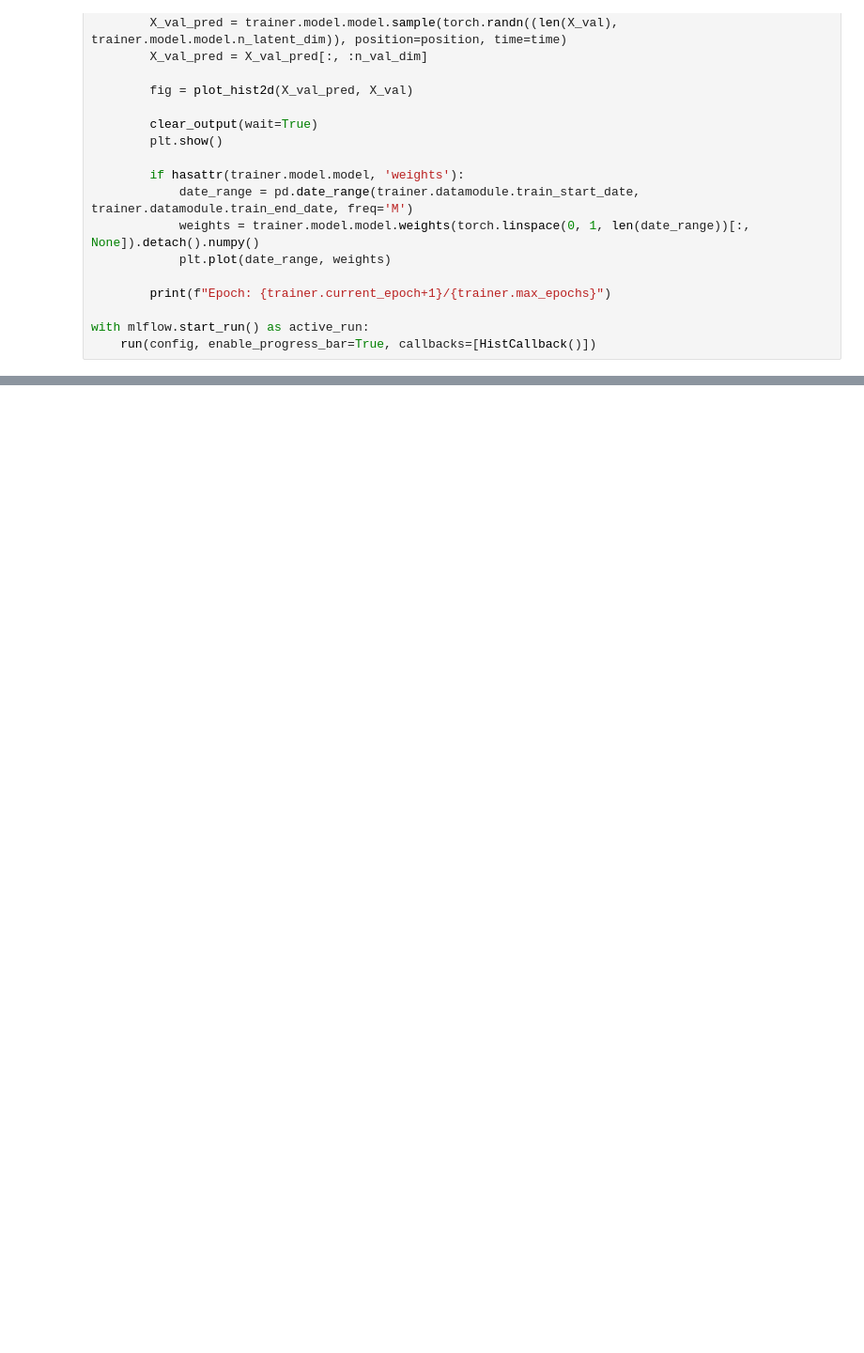
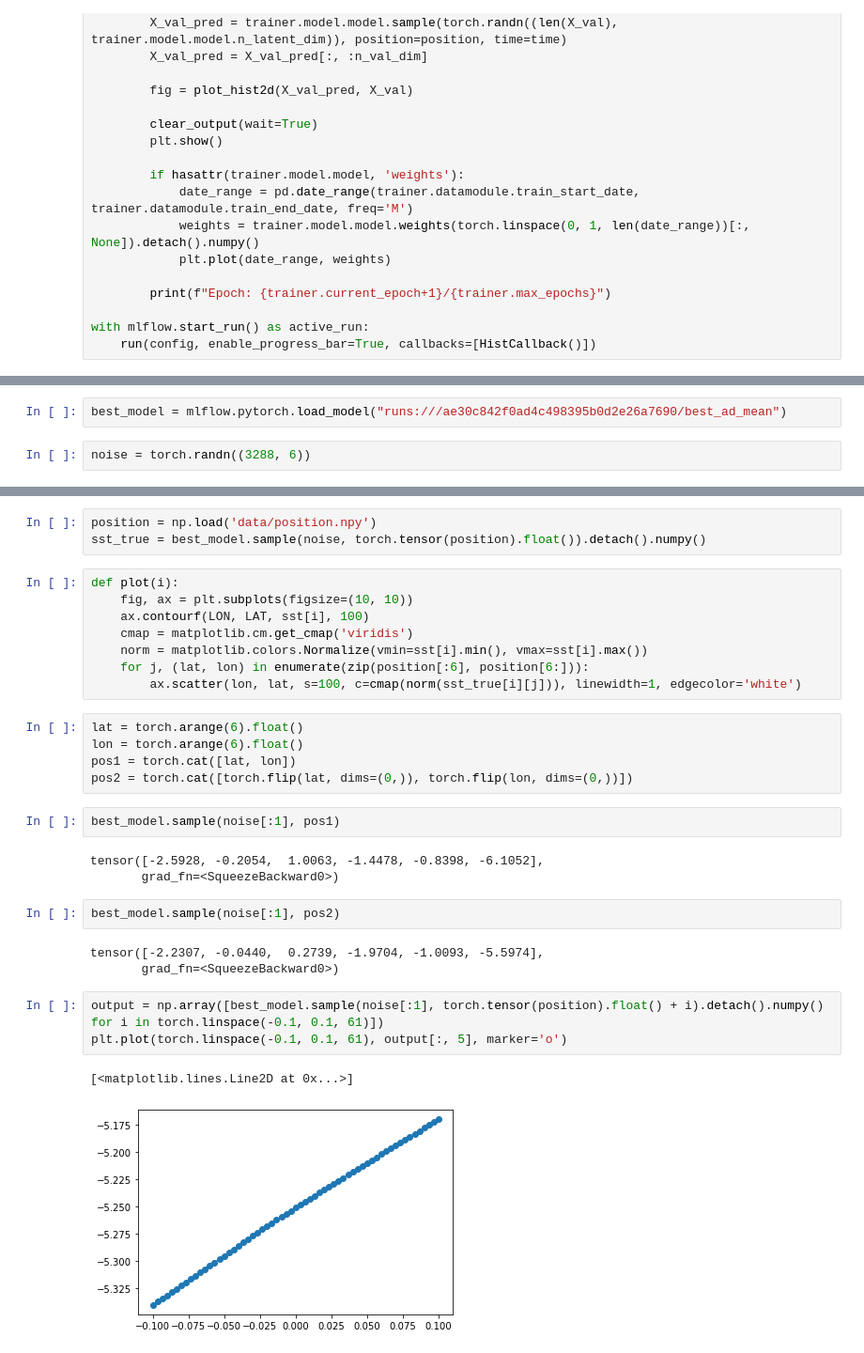
Before and after one commit to saschagaudlitz/Flash, a Jupyter notebook: train_cond.ipynb, the cells around one changed output, grey strips where cells are left out. Shown at 94% size. Drawn from its saved outputs; the diff is of its cells as text; blank space fills up the shorter version.

```diff
--- a/train_cond.ipynb
+++ b/train_cond.ipynb
@@ -98,0 +106,4 @@ with mlflow.start_run() as active_run:
+# %%
+best_model = mlflow.pytorch.load_model("runs:///ae30c842f0ad4c498395b0d2e26a7690/best_ad_mean")
+# %%
+noise = torch.randn((3288, 6))
@@ -98,0 +122,32 @@ with mlflow.start_run() as active_run:
+# %%
+position = np.load('data/position.npy')
+sst_true = best_model.sample(noise, torch.tensor(position).float()).detach().numpy()
+# %%
+def plot(i):
+    fig, ax = plt.subplots(figsize=(10, 10))
+    ax.contourf(LON, LAT, sst[i], 100)
+    cmap = matplotlib.cm.get_cmap('viridis')
+    norm = matplotlib.colors.Normalize(vmin=sst[i].min(), vmax=sst[i].max())
+    for j, (lat, lon) in enumerate(zip(position[:6], position[6:])):
+        ax.scatter(lon, lat, s=100, c=cmap(norm(sst_true[i][j])), linewidth=1, edgecolor='white')
+# %%
+lat = torch.arange(6).float()
+lon = torch.arange(6).float()
+pos1 = torch.cat([lat, lon])
+pos2 = torch.cat([torch.flip(lat, dims=(0,)), torch.flip(lon, dims=(0,))])
+# %%
+best_model.sample(noise[:1], pos1)
+# %% [output]
+tensor([-2.5928, -0.2054,  1.0063, -1.4478, -0.8398, -6.1052],
+       grad_fn=<SqueezeBackward0>)
+# %%
+best_model.sample(noise[:1], pos2)
+# %% [output]
+tensor([-2.2307, -0.0440,  0.2739, -1.9704, -1.0093, -5.5974],
+       grad_fn=<SqueezeBackward0>)
+# %%
+output = np.array([best_model.sample(noise[:1], torch.tensor(position).float() + i).detach().numpy() for i in torch.linspace(-0.1, 0.1, 61)])
+plt.plot(torch.linspace(-0.1, 0.1, 61), output[:, 5], marker='o')
+# %% [output]
+[<matplotlib.lines.Line2D at 0x...>]
+[figure, added]
```
Also changed, not shown: parts of 4 cells of this notebook, 8 other files.
